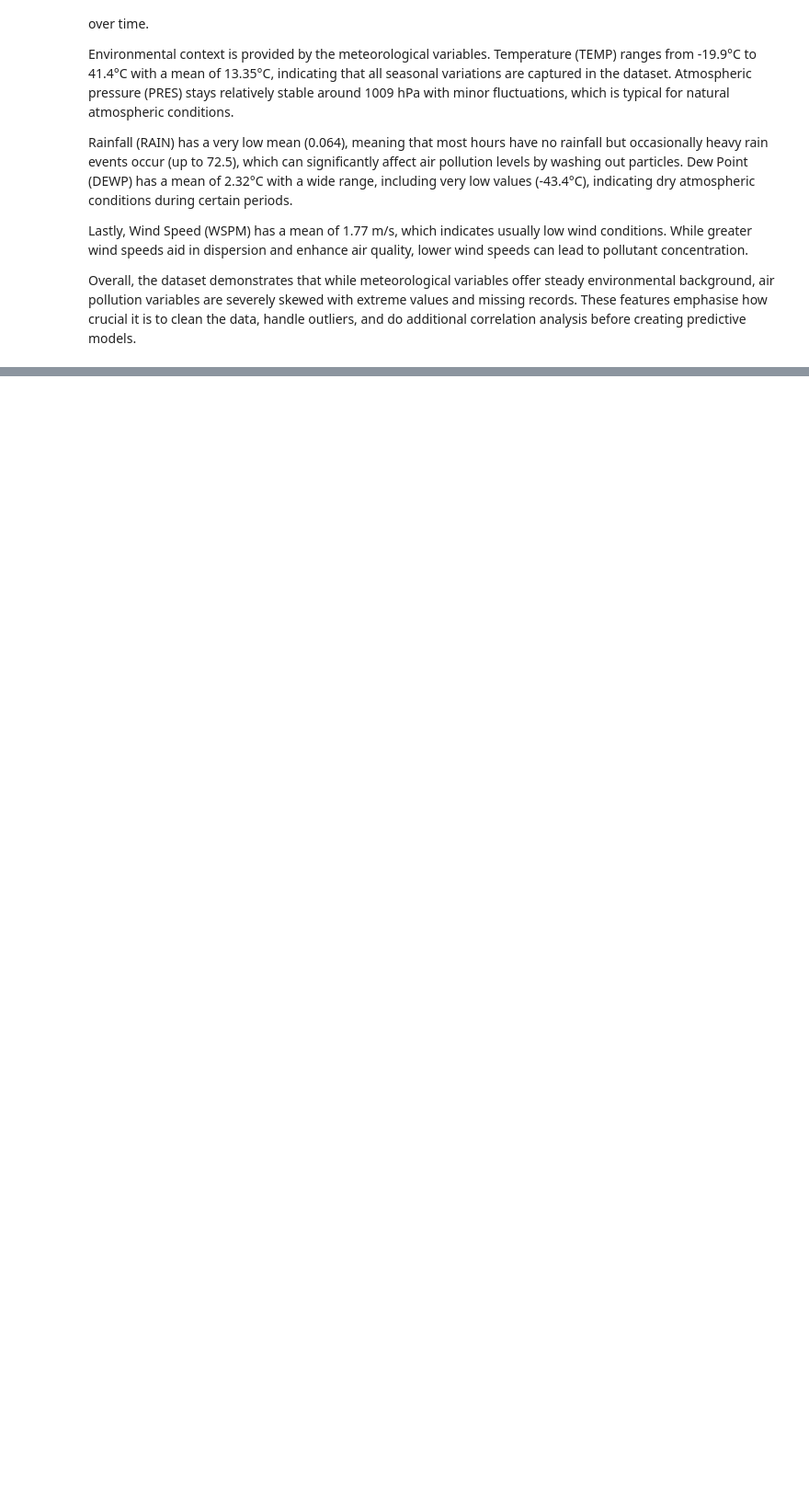
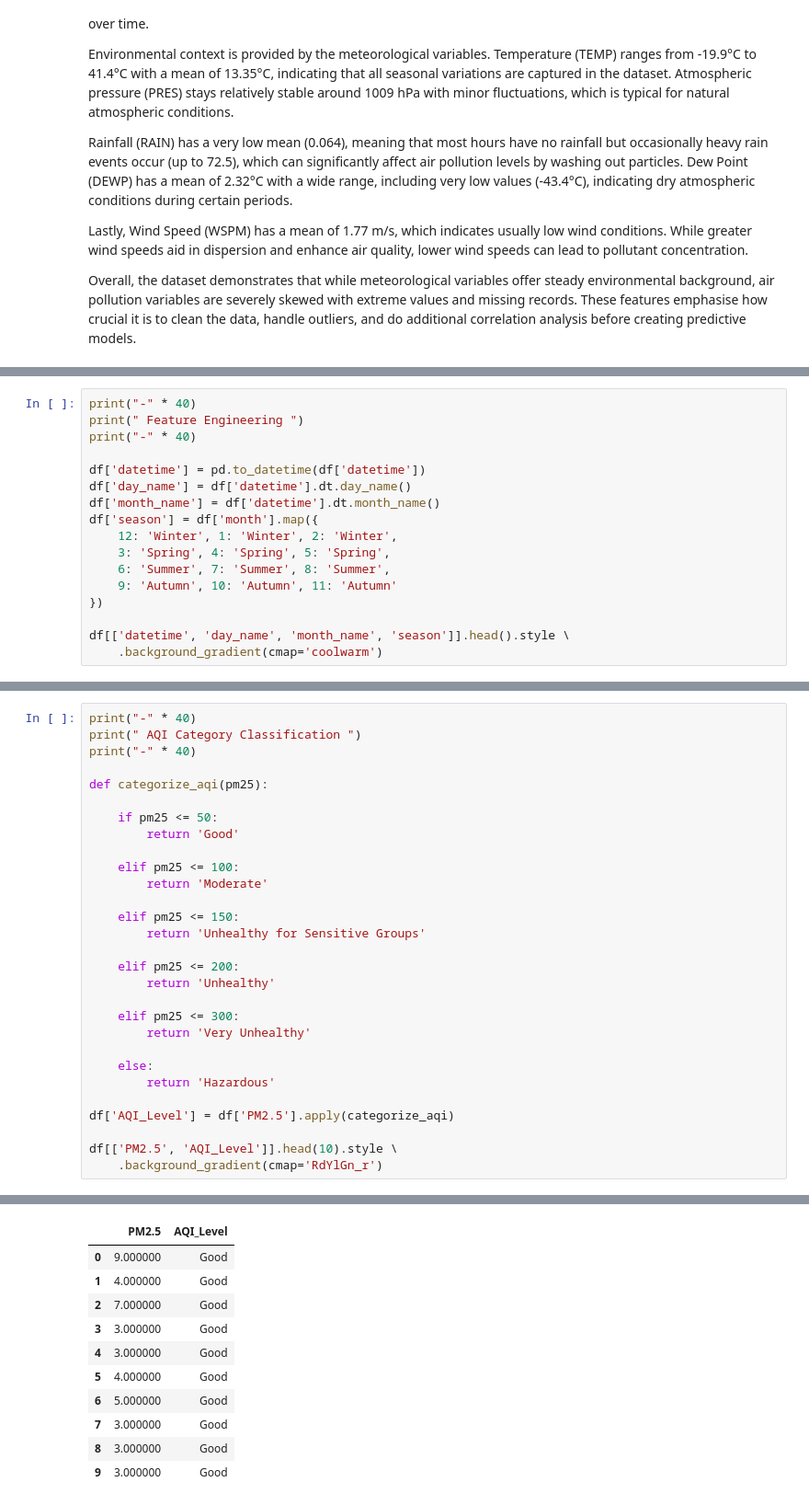
Before and after one commit to SI-GRush34/beijing-air-quality-project, a Jupyter notebook: Beijing-Air-Quality-Project.ipynb, the cells around one changed output, grey strips where cells are left out. Shown at 92% size. Drawn from its saved outputs; the diff is of its cells as text; blank space fills up the shorter version.

```diff
--- a/Beijing-Air-Quality-Project.ipynb
+++ b/Beijing-Air-Quality-Project.ipynb
@@ -886,0 +1005,17 @@ df.describe().style \
+# %%
+print("-" * 40)
+print(" Feature Engineering ")
+print("-" * 40)
+
+df['datetime'] = pd.to_datetime(df['datetime'])
+df['day_name'] = df['datetime'].dt.day_name()
+df['month_name'] = df['datetime'].dt.month_name()
+df['season'] = df['month'].map({
+    12: 'Winter', 1: 'Winter', 2: 'Winter',
+    3: 'Spring', 4: 'Spring', 5: 'Spring',
+    6: 'Summer', 7: 'Summer', 8: 'Summer',
+    9: 'Autumn', 10: 'Autumn', 11: 'Autumn'
+})
+
+df[['datetime', 'day_name', 'month_name', 'season']].head().style \
+    .background_gradient(cmap='coolwarm')
@@ -886,0 +1038,30 @@ df.describe().style \
+# %%
+print("-" * 40)
+print(" AQI Category Classification ")
+print("-" * 40)
+
+def categorize_aqi(pm25):
+
+    if pm25 <= 50:
+        return 'Good'
+
+    elif pm25 <= 100:
+        return 'Moderate'
+
+    elif pm25 <= 150:
+        return 'Unhealthy for Sensitive Groups'
+
+    elif pm25 <= 200:
+        return 'Unhealthy'
+
+    elif pm25 <= 300:
+        return 'Very Unhealthy'
+
+    else:
+        return 'Hazardous'
+
+df['AQI_Level'] = df['PM2.5'].apply(categorize_aqi)
+
+df[['PM2.5', 'AQI_Level']].head(10).style \
+    .background_gradient(cmap='RdYlGn_r')
+# %% [output]
@@ -886,0 +1071,11 @@ df.describe().style \
+|  | PM2.5 | AQI_Level |
+| 0 | 9.000000 | Good |
+| 1 | 4.000000 | Good |
+| 2 | 7.000000 | Good |
+| 3 | 3.000000 | Good |
+| 4 | 3.000000 | Good |
+| 5 | 4.000000 | Good |
+| 6 | 5.000000 | Good |
+| 7 | 3.000000 | Good |
+| 8 | 3.000000 | Good |
+| 9 | 3.000000 | Good |
```
Also changed, not shown: parts of 25 cells of this notebook.
